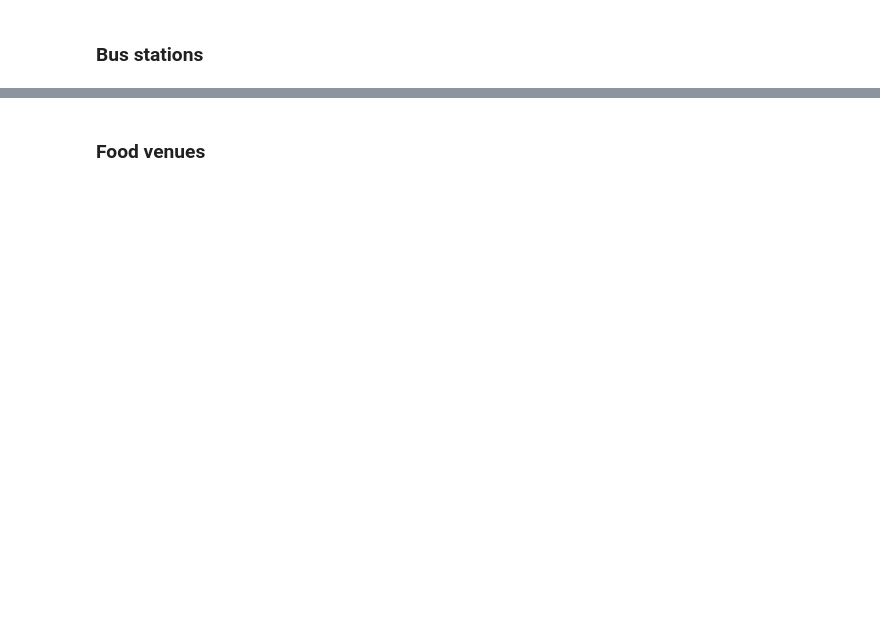
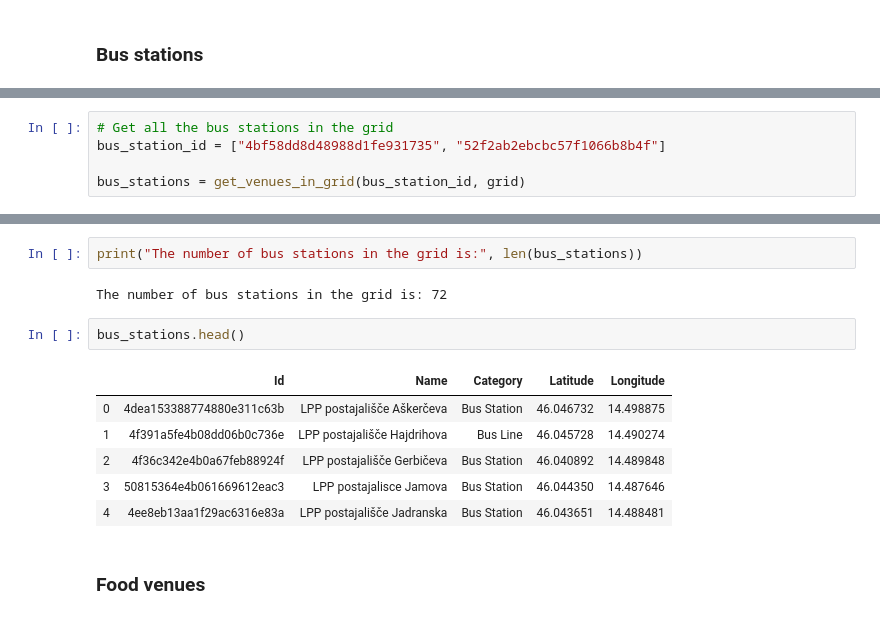
Before and after one commit to mkaste/Coursera_Capstone, a Jupyter notebook: Capstone_Project.ipynb, the cells around one changed output, grey strips where cells are left out. Saved outputs shown, nothing was run; the diff lists cells and outputs as text; blank space fills up the shorter version.

```diff
--- a/Capstone_Project.ipynb
+++ b/Capstone_Project.ipynb
@@ -401,0 +315,5 @@ lj_busstops.head()
+# %%
+# Get all the bus stations in the grid
+bus_station_id = ["4bf58dd8d48988d1fe931735", "52f2ab2ebcbc57f1066b8b4f"]
+
+bus_stations = get_venues_in_grid(bus_station_id, grid)
@@ -402,2 +339,15 @@ lj_busstops.head()
+# %%
+print("The number of bus stations in the grid is:", len(bus_stations))
+# %% [output]
+The number of bus stations in the grid is: 72
+# %%
+bus_stations.head()
+# %% [output]
+|  | Id | Name | Category | Latitude | Longitude |
+| 0 | 4dea153388774880e311c63b | LPP postajališče Aškerčeva | Bus Station | 46.046732 | 14.498875 |
+| 1 | 4f391a5fe4b08dd06b0c736e | LPP postajališče Hajdrihova | Bus Line | 46.045728 | 14.490274 |
+| 2 | 4f36c342e4b0a67feb88924f | LPP postajališče Gerbičeva | Bus Station | 46.040892 | 14.489848 |
+| 3 | 50815364e4b061669612eac3 | LPP postajalisce Jamova | Bus Station | 46.044350 | 14.487646 |
+| 4 | 4ee8eb13aa1f29ac6316e83a | LPP postajališče Jadranska | Bus Station | 46.043651 | 14.488481 |
 # %% [markdown]
 ### Food venues
```
Also changed, not shown: parts of 21 cells of this notebook.
